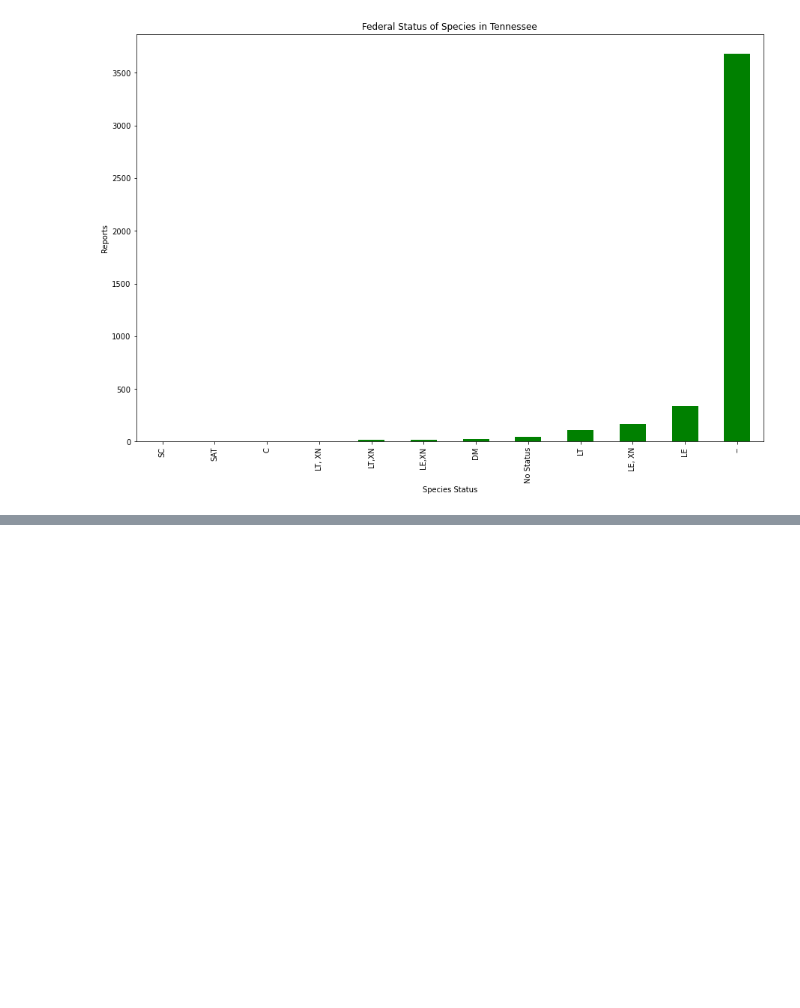
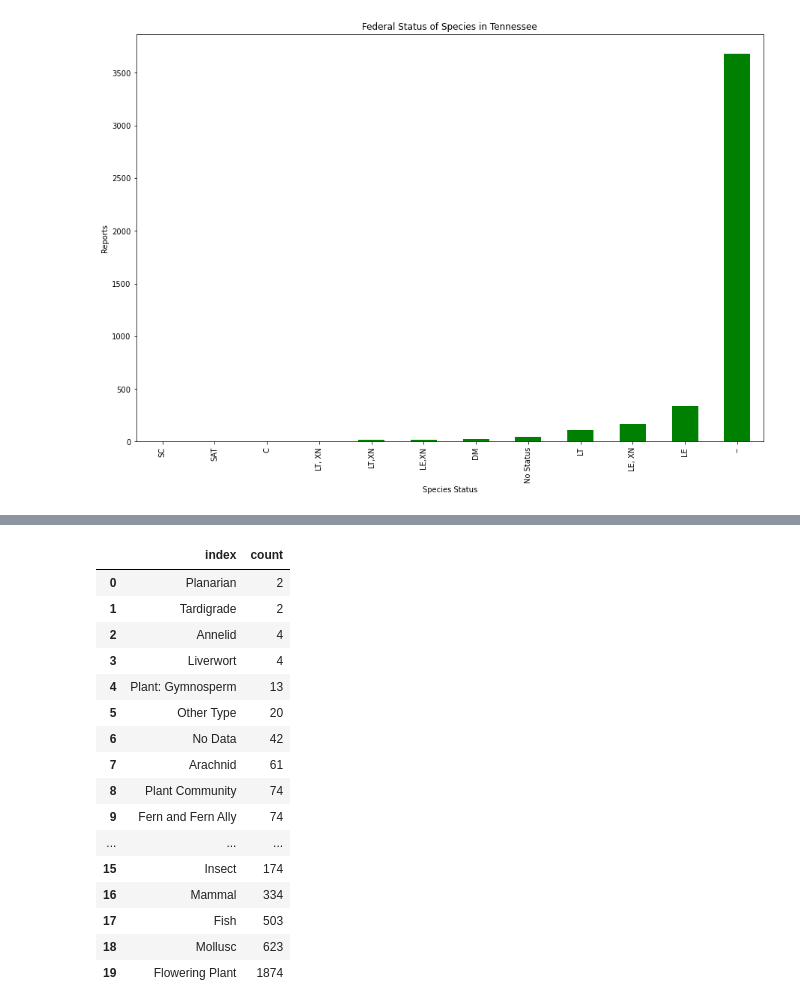
Before and after one commit to jomccall/Species-Diversity-in-Tennessee, a Jupyter notebook: notebooks/Exploration Counties Data.ipynb, the cells around one changed output, grey strips where cells are left out. Cells and saved outputs as stored; diff of their text form; code cells hidden in the pictures; blank space fills up the shorter version.

```diff
--- a/notebooks/Exploration Counties Data.ipynb
+++ b/notebooks/Exploration Counties Data.ipynb
@@ -249,0 +282,20 @@ fstat_df.sort_values(['count']).plot(kind = 'bar',
+# %%
+cat_df.sort_values(['count']).reset_index(inplace = False)
+# %% [output]
+|  | index | count |
+| 0 | Planarian | 2 |
+| 1 | Tardigrade | 2 |
+| 2 | Annelid | 4 |
+| 3 | Liverwort | 4 |
+| 4 | Plant: Gymnosperm | 13 |
+| 5 | Other Type | 20 |
+| 6 | No Data | 42 |
+| 7 | Arachnid | 61 |
+| 8 | Plant Community | 74 |
+| 9 | Fern and Fern Ally | 74 |
+| ... | ... | ... |
+| 15 | Insect | 174 |
+| 16 | Mammal | 334 |
+| 17 | Fish | 503 |
+| 18 | Mollusc | 623 |
+| 19 | Flowering Plant | 1874 |
```
Also changed, not shown: parts of 13 cells of this notebook, 36 other files.
